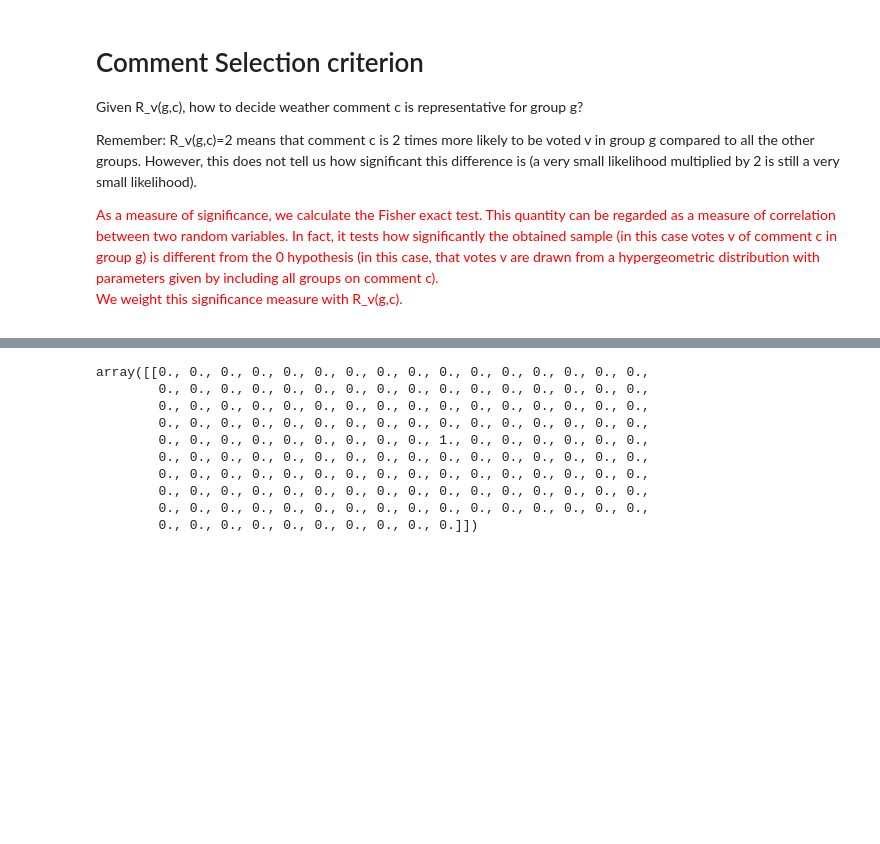
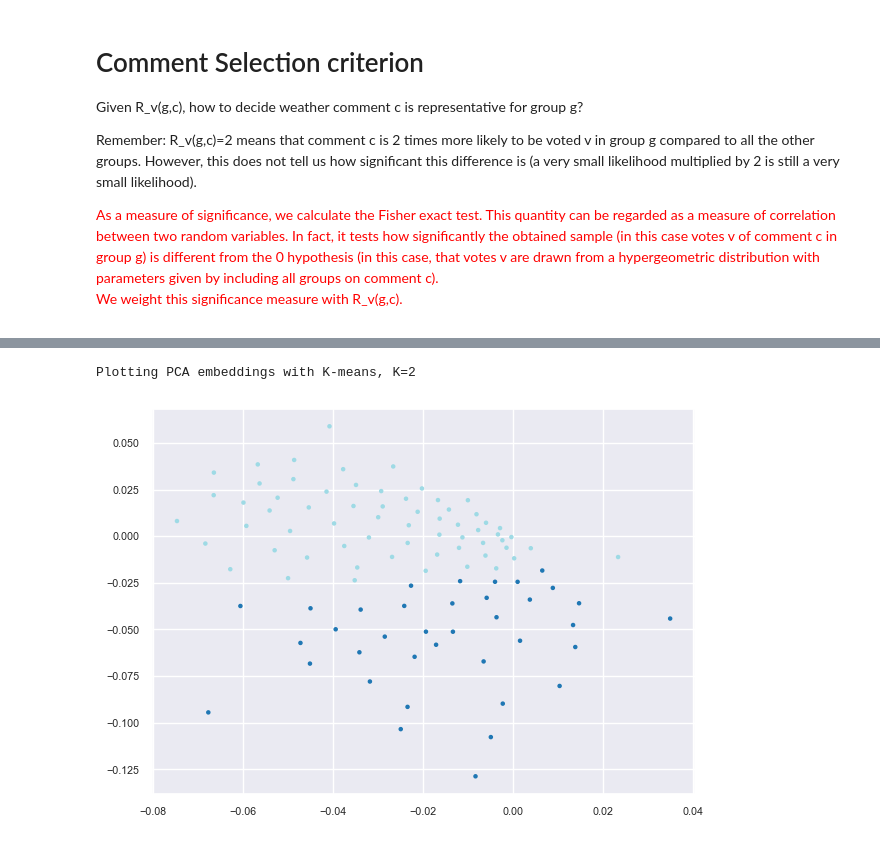
Before and after one commit to compdemocracy/analysis, a Jupyter notebook: notebooks/jupyter/american-assembly-representative-groups-and-comments.ipynb, the cells around one changed output, grey strips where cells are left out. Saved outputs shown, nothing was run; the diff lists cells and outputs as text; code cells hidden in the pictures; blank space fills up the shorter version.

```diff
--- a/notebooks/jupyter/american-assembly-representative-groups-and-comments.ipynb
+++ b/notebooks/jupyter/american-assembly-representative-groups-and-comments.ipynb
@@ -325,20 +337,12 @@ NameError: name 'pca_object' is not defined
 # %%
 ## lets also include the 5 most significant comments into the PCA embeddings
 ## for that, treat a comment as a artificial participant who only voted on the respective comment
 ## and use the already calculated PCA loadings to project to the 2d plane
 
-#plot_embedding_with_clusters(centers,clusters_K_star)
+plot_embedding_with_clusters(centers,clusters_K_star)
 
-#pca_object = PCA(n_components=2) ## pca is apparently different, it wants
-#pca_object = pca_object.fit(vals_all_in.T)
+pca_object = PCA(n_components=2) ## pca is apparently different, it wants
+pca_object = pca_object.fit(vals_all_in.T)
 # %% [output]
-array([[0., 0., 0., 0., 0., 0., 0., 0., 0., 0., 0., 0., 0., 0., 0., 0.,
-        0., 0., 0., 0., 0., 0., 0., 0., 0., 0., 0., 0., 0., 0., 0., 0.,
-        0., 0., 0., 0., 0., 0., 0., 0., 0., 0., 0., 0., 0., 0., 0., 0.,
-        0., 0., 0., 0., 0., 0., 0., 0., 0., 0., 0., 0., 0., 0., 0., 0.,
-        0., 0., 0., 0., 0., 0., 0., 0., 0., 1., 0., 0., 0., 0., 0., 0.,
-        0., 0., 0., 0., 0., 0., 0., 0., 0., 0., 0., 0., 0., 0., 0., 0.,
-        0., 0., 0., 0., 0., 0., 0., 0., 0., 0., 0., 0., 0., 0., 0., 0.,
-        0., 0., 0., 0., 0., 0., 0., 0., 0., 0., 0., 0., 0., 0., 0., 0.,
-        0., 0., 0., 0., 0., 0., 0., 0., 0., 0., 0., 0., 0., 0., 0., 0.,
-        0., 0., 0., 0., 0., 0., 0., 0., 0., 0.]])
+Plotting PCA embeddings with K-means, K=2
+[figure, added]
```
Also changed, not shown: parts of 7 cells of this notebook, 3 other files.
